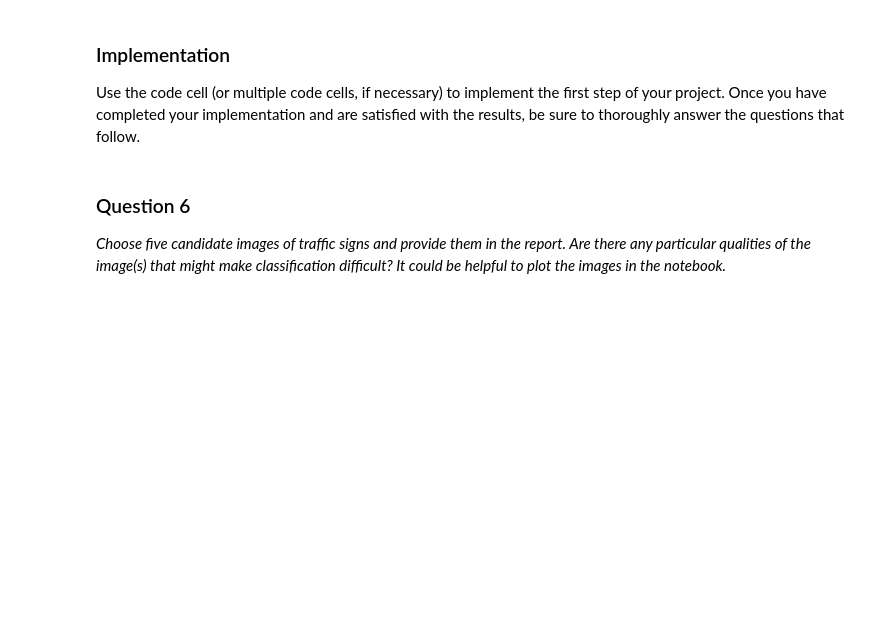
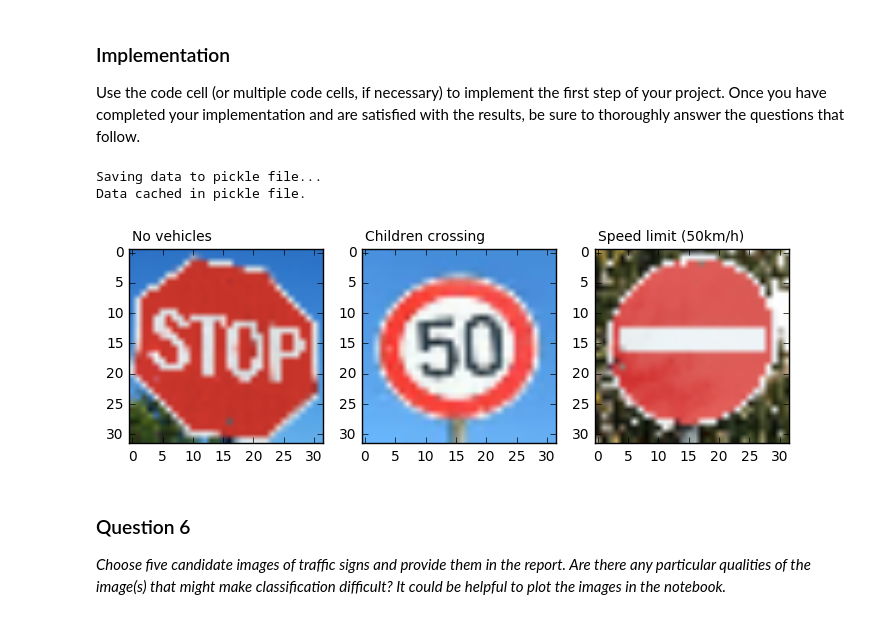
Before and after one commit to LeonYuAng3NT/Traffic_Sign_Classifier, a Jupyter notebook: Traffic_Sign_Classifier.ipynb, the cells around one changed output. Saved outputs shown, nothing was run; the diff lists cells and outputs as text; code cells hidden in the pictures; blank space fills up the shorter version.

```diff
--- a/Traffic_Sign_Classifier.ipynb
+++ b/Traffic_Sign_Classifier.ipynb
@@ -261,11 +274,10 @@ After going through the last layer, the outputs are processed into a softmax fun
 ### Train your model here.
 ### Feel free to use as many code cells as needed.
 
-
-
+### Used Lenet lab  solution
 EPOCHS = 100
 BATCH_SIZE = 128
-save_path = "./final_result/"
+save_path = "./final_result"
 X_train, y_train = shuffle(X_train, y_train)
 
 keep_prob = tf.placeholder(tf.float32)
@@ -284,6 +296,7 @@ training_operation = optimizer.minimize(loss_operation)
 correct_prediction = tf.equal(tf.argmax(logits, 1), tf.argmax(one_hot_y, 1))
 accuracy_operation = tf.reduce_mean(tf.cast(correct_prediction, tf.float32))
 saver = tf.train.Saver()
+
 
 def evaluate(X_data, y_data):
     num_examples = len(X_data)
@@ -388,3 +383,63 @@ for index, image in enumerate(test_images):
+# %%
+### Load the images and plot them here.
+### Feel free to use as many code cells as needed.
+import os
+from os import listdir
+import numpy as np
+import cv2
+import matplotlib.image as mpimg
+
+image_file_paths = listdir('test_new')
+
+new_images = []
+for path in image_file_paths:
+    new_images.append(mpimg.imread('%s%s' % ('test_new/', path)))
+
+signs_img = np.zeros([len(new_images),32,32,3],dtype=np.uint8)
+signs_label = np.array([15,28,2,31,33],dtype=np.uint8)
+
+
+for id,img in enumerate(new_images):
+    new_images[id] = cv2.resize(img,dsize=(32,32))
+    signs_img[id] = new_images[id]
+
+#store in pick file
+pickle_file = 'new_signs.p'
+if os.path.isfile(pickle_file):
+    print('Saving data to pickle file...')
+    try:
+        with open(pickle_file, 'wb') as pfile:
+            pickle.dump({
+                    'img': signs_img,
+                    'name': signs_label},
+                pfile, pickle.HIGHEST_PROTOCOL)
+    except Exception as e:
+        print('Unable to save data to:', pickle_file, ':', e)
+        raise
+print('Data cached in pickle file.')
+
+with open(pickle_file, mode='rb') as f:
+    new_signs = pickle.load(f)
+    f.close()
+
+def plot_new_image(images, name):
+    plt.figure(figsize=(15,15))
+    for i in range(len(images)):
+        plt.subplot(1,5,i+1)
+        plt.subplots_adjust(left=0.15)
+        plt.imshow(images[i])
+        plt.text(0, -2, signnames[name[i]])
+
+
+
+new_x = new_signs['img']
+new_y = new_signs['name']
+
+plot_new_image(new_x, new_y)
+# %% [output]
+Saving data to pickle file...
+Data cached in pickle file.
+[figure, added]
 # %% [markdown]
 ### Question 6
 
```
Also changed, not shown: parts of 9 cells of this notebook, 6 other files.
